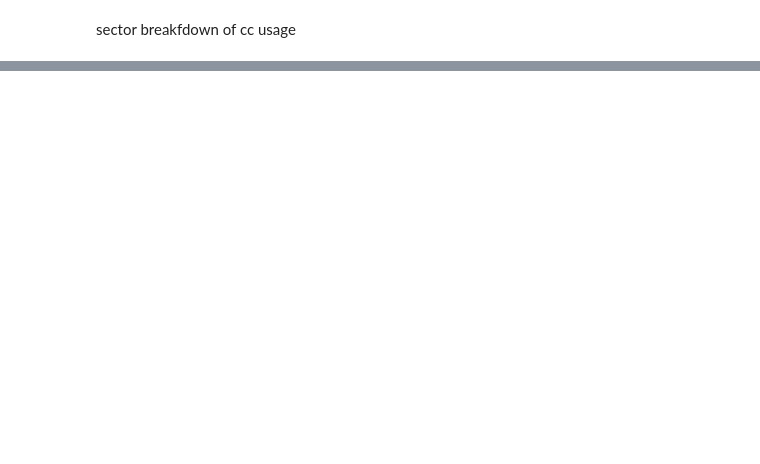
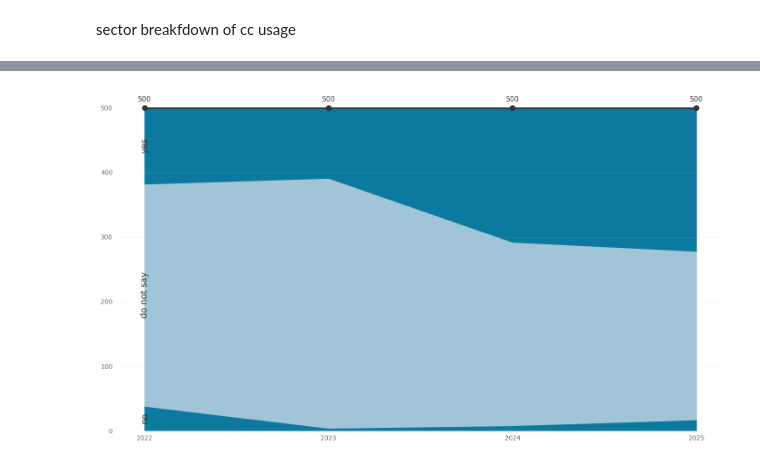
Before and after one commit to aniniaa/GF500_research_perliminary_data_analysis, a Jupyter notebook: waterfall.ipynb, the cells around one changed output, grey strips where cells are left out. Saved outputs shown, nothing was run; the diff lists cells and outputs as text; code cells hidden in the pictures; blank space fills up the shorter version.

```diff
--- a/waterfall.ipynb
+++ b/waterfall.ipynb
@@ -4819,0 +5044,47 @@ Order from bottom to top: No -> Unspecified -> Yes
+# %%
+import matplotlib.pyplot as plt
+import numpy as np
+
+plt.rcParams['font.family'] = 'sans-serif'
+plt.rcParams['font.weight'] = 'light'
+
+years = [2022, 2023, 2024, 2025]
+yes_totals = [118, 109, 208, 222]
+no_totals = [38, 4, 8, 17]
+unspec_totals = [344, 387, 284, 261]
+
+fig, ax = plt.subplots(figsize=(14, 8), facecolor='none')
+ax.patch.set_alpha(0)
+ax.spines['top'].set_visible(False)
+ax.spines['right'].set_visible(False)
+ax.spines['bottom'].set_visible(False)
+ax.spines['left'].set_visible(False)
+
+color_no = "#0B7A9E"
+color_unspec = "#A2C4D8"
+color_yes = "#0B7A9E"
+
+ax.fill_between(years, 0, no_totals, color=color_no, alpha=1)
+ax.fill_between(years, no_totals, np.array(no_totals) + np.array(unspec_totals), color=color_unspec, alpha=1)
+ax.fill_between(years, np.array(no_totals) + np.array(unspec_totals), np.array(no_totals) + np.array(unspec_totals) + np.array(yes_totals), color=color_yes, alpha=1)
+
+totals = [sum(x) for x in zip(yes_totals, no_totals, unspec_totals)]
+ax.plot(years, totals, color='#333333', linewidth=2.5, marker='o', markersize=8)
+
+for i, (year, total) in enumerate(zip(years, totals)):
+    ax.annotate(str(total), (year, total), textcoords="offset points", xytext=(0, 10), ha='center', fontsize=11, color='#333333')
+
+ax.text(years[0], no_totals[0]/2, 'no', fontsize=14, ha='center', va='center', rotation=90, color='#333333')
+ax.text(years[0], no_totals[0] + unspec_totals[0]/2, 'do not say', fontsize=14, ha='center', va='center', rotation=90, color='#333333')
+ax.text(years[0], no_totals[0] + unspec_totals[0] + yes_totals[0]/2, 'yes', fontsize=14, ha='center', va='center', rotation=90, color='#333333')
+
+ax.grid(True, alpha=0.3, linestyle='--', axis='y', color='#CCCCCC')
+ax.set_xticks(years)
+ax.set_ylim(bottom=0)
+ax.tick_params(left=False, bottom=False, colors='#666666')
+
+plt.tight_layout()
+plt.savefig('cc_response_types_stacked_area.png', dpi=300, bbox_inches='tight', transparent=True)
+plt.show()
+# %% [output]
+[figure, added]
```
Also changed, not shown: parts of 8 cells of this notebook, 9 other files.
